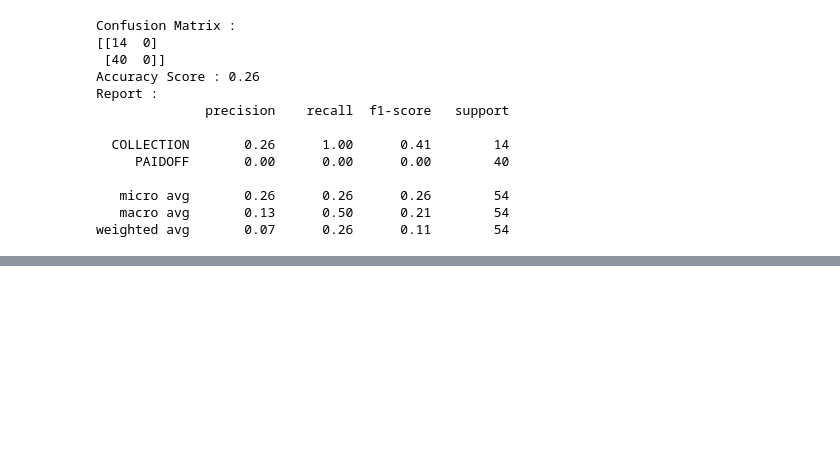
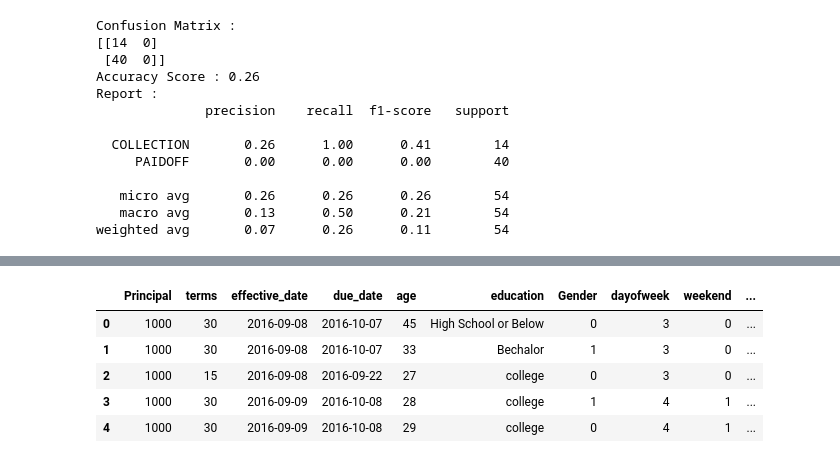
Before and after one commit to carlos-datascientist/loan-classification, a Jupyter notebook: loan-classifier.ipynb, the cells around one changed output, grey strips where cells are left out. Drawn from its saved outputs; the diff is of its cells as text; code cells hidden in the pictures; blank space fills up the shorter version.

```diff
--- a/loan-classifier.ipynb
+++ b/loan-classifier.ipynb
@@ -782,0 +794,3 @@ You should be able to report the accuracy of the built model using different eva
+# %%
+tree_prob = loanTree.predict_proba(X_test[:5])
+print(tree_prob)
@@ -782,0 +803,6 @@ You should be able to report the accuracy of the built model using different eva
+# %%
+df_prob = pd.DataFrame(tree_prob)
+df_prob.columns  = ['score','probability_score']
+np.asanyarray(df_prob[['score','probability_score']])
+del df_prob['score']
+df_prob.head()
@@ -782,0 +833,10 @@ You should be able to report the accuracy of the built model using different eva
+# %%
+df_final2 = pd.merge(df_final,df_prob,how = 'left',left_index = True, right_index = True)
+df_final2.head()
+# %% [output]
+|  | Principal | terms | effective_date | due_date | age | education | Gender | dayofweek | weekend | ... |
+| 0 | 1000 | 30 | 2016-09-08 | 2016-10-07 | 45 | High School or Below | 0 | 3 | 0 | ... |
+| 1 | 1000 | 30 | 2016-09-08 | 2016-10-07 | 33 | Bechalor | 1 | 3 | 0 | ... |
+| 2 | 1000 | 15 | 2016-09-08 | 2016-09-22 | 27 | college | 0 | 3 | 0 | ... |
+| 3 | 1000 | 30 | 2016-09-09 | 2016-10-08 | 28 | college | 1 | 4 | 1 | ... |
+| 4 | 1000 | 30 | 2016-09-09 | 2016-10-08 | 29 | college | 0 | 4 | 1 | ... |
```
Also changed, not shown: parts of 8 cells of this notebook.
